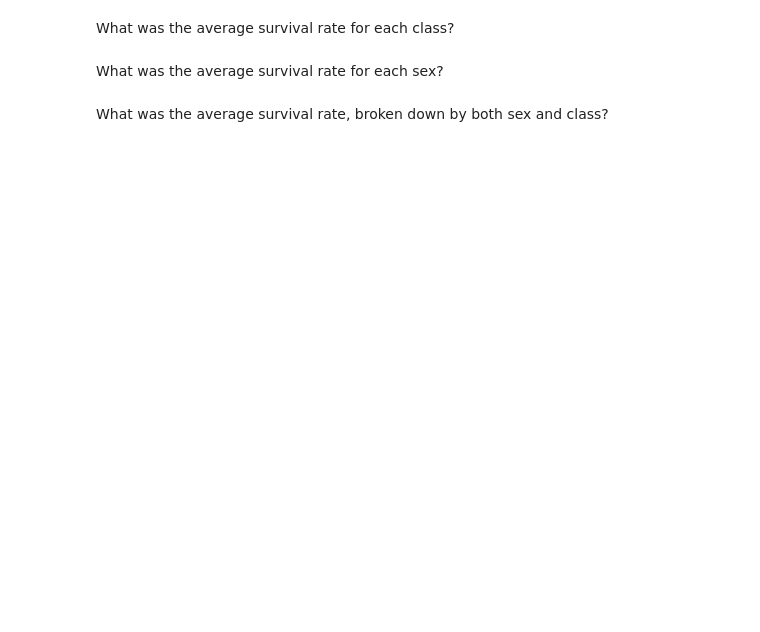
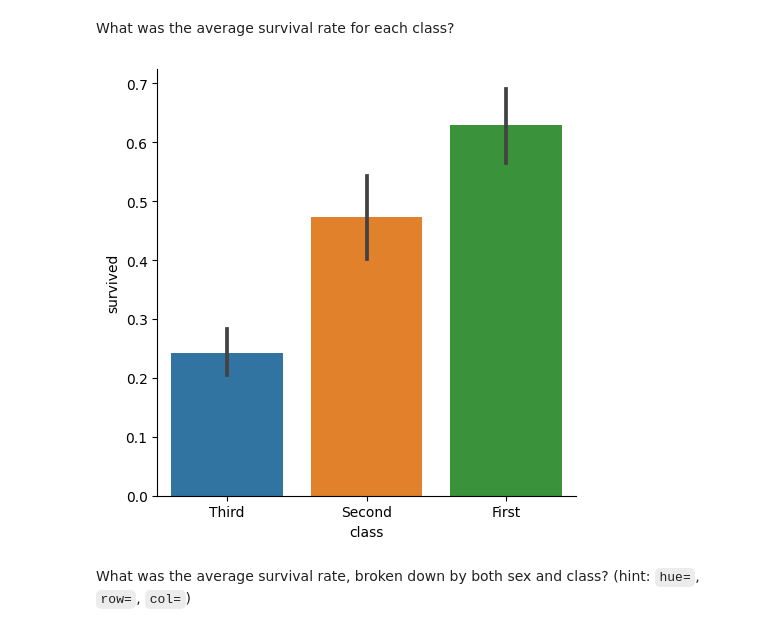
Before and after one commit to nickdelgrosso/CodeTeachingMaterials, a Jupyter notebook: topics/4_3_Groupby_Seaborn/Groupby_Seaborn.ipynb, the cells around one changed output. Saved outputs shown, nothing was run; the diff lists cells and outputs as text; code cells hidden in the pictures; blank space fills up the shorter version.

```diff
--- a/topics/4_3_Groupby_Seaborn/Groupby_Seaborn.ipynb
+++ b/topics/4_3_Groupby_Seaborn/Groupby_Seaborn.ipynb
@@ -87,6 +163,8 @@ What was the average ticket fare for each class?
 # %% [markdown]
 What was the average survival rate for each class?
+# %%
+sns.catplot(data=df, x='class', order=class_order, y='survived', kind='bar');
+# %% [output]
+[figure, added]
 # %% [markdown]
-What was the average survival rate for each sex?
+What was the average survival rate, broken down by both sex and class? (hint: `hue=`, `row=`, `col=`)
-# %% [markdown]
-What was the average survival rate, broken down by both sex and class?
```
Also changed, not shown: parts of 20 cells of this notebook, 2 other files.
